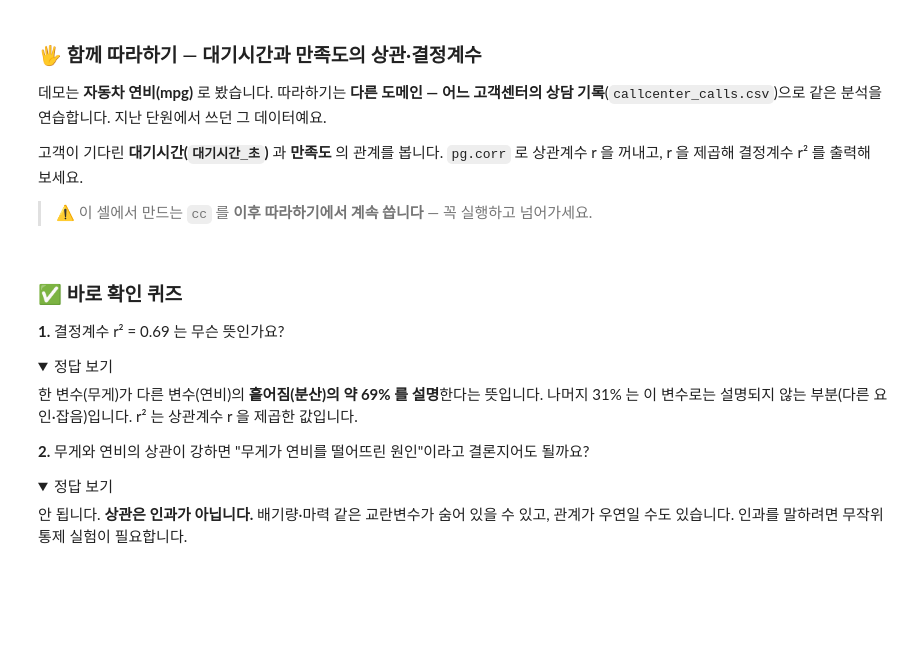
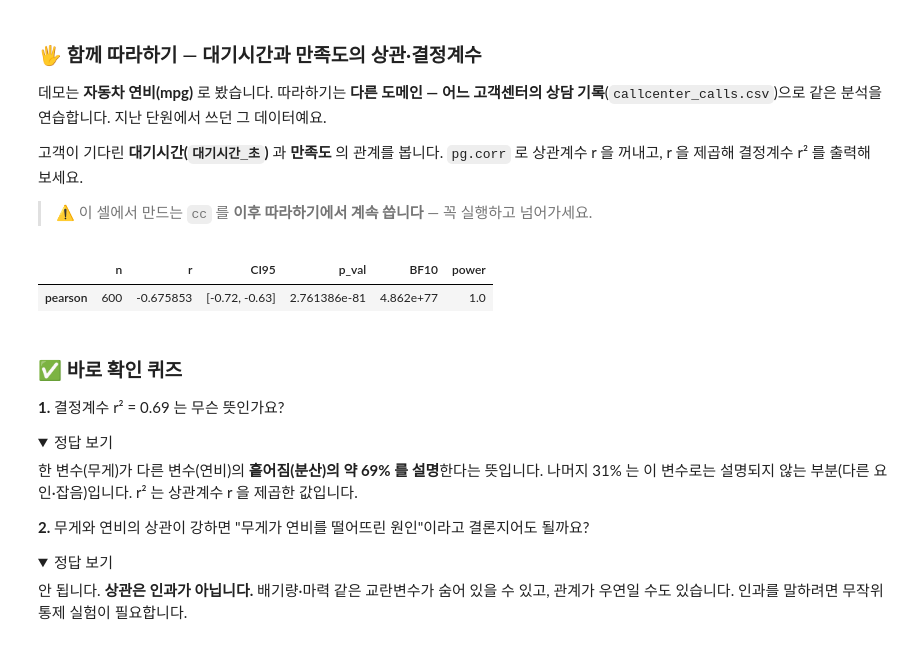
Before and after one commit to paircodingofficial-cloud/enkoa-practice-data-analysis, a Jupyter notebook: day09_가설검정_회귀분석/교안_02_회귀분석.ipynb, the cells around one changed output. Cells and saved outputs as stored; diff of their text form; code cells hidden in the pictures; folded sections open; blank space fills up the shorter version.

```diff
--- a/day09_가설검정_회귀분석/교안_02_회귀분석.ipynb
+++ b/day09_가설검정_회귀분석/교안_02_회귀분석.ipynb
@@ -153,10 +210,18 @@ plt.show()
 # %%
 # 🖐️ 함께 따라하기 (아래 순서대로 직접 작성해 보세요)
 # ※ 데모는 '자동차 연비'였죠. 이번엔 다른 데이터(고객센터 상담 기록)로 연습합니다.
 # 1) pd.read_csv 로 data/callcenter_calls.csv 를 읽어 cc 에 담고 head() 로 훑어본다
+cc = pd.read_csv('./data/callcenter_calls.csv')
+cc.head()
+
 # 2) pg.corr(cc['대기시간_초'], cc['만족도']) 로 상관 표를 구해 r = [...]['r'].iloc[0] 로 꺼낸다
+display(pg.corr(cc['대기시간_초'], cc['만족도']))
+
 # 3) r 을 소수 4자리로 출력하고, r**2(결정계수)도 함께 출력한다
 # 4) r 의 **부호**가 무엇을 뜻하는지 한 줄로 설명해 출력한다
+# %% [output]
+|  | n | r | CI95 | p_val | BF10 | power |
+| pearson | 600 | -0.675853 | [-0.72, -0.63] | 2.761386e-81 | 4.862e+77 | 1.0 |
 # %% [markdown]
 ### ✅ 바로 확인 퀴즈
 **1.** 결정계수 r² = 0.69 는 무슨 뜻인가요?
```
Also changed, not shown: parts of 17 cells of this notebook, 2 other files.
